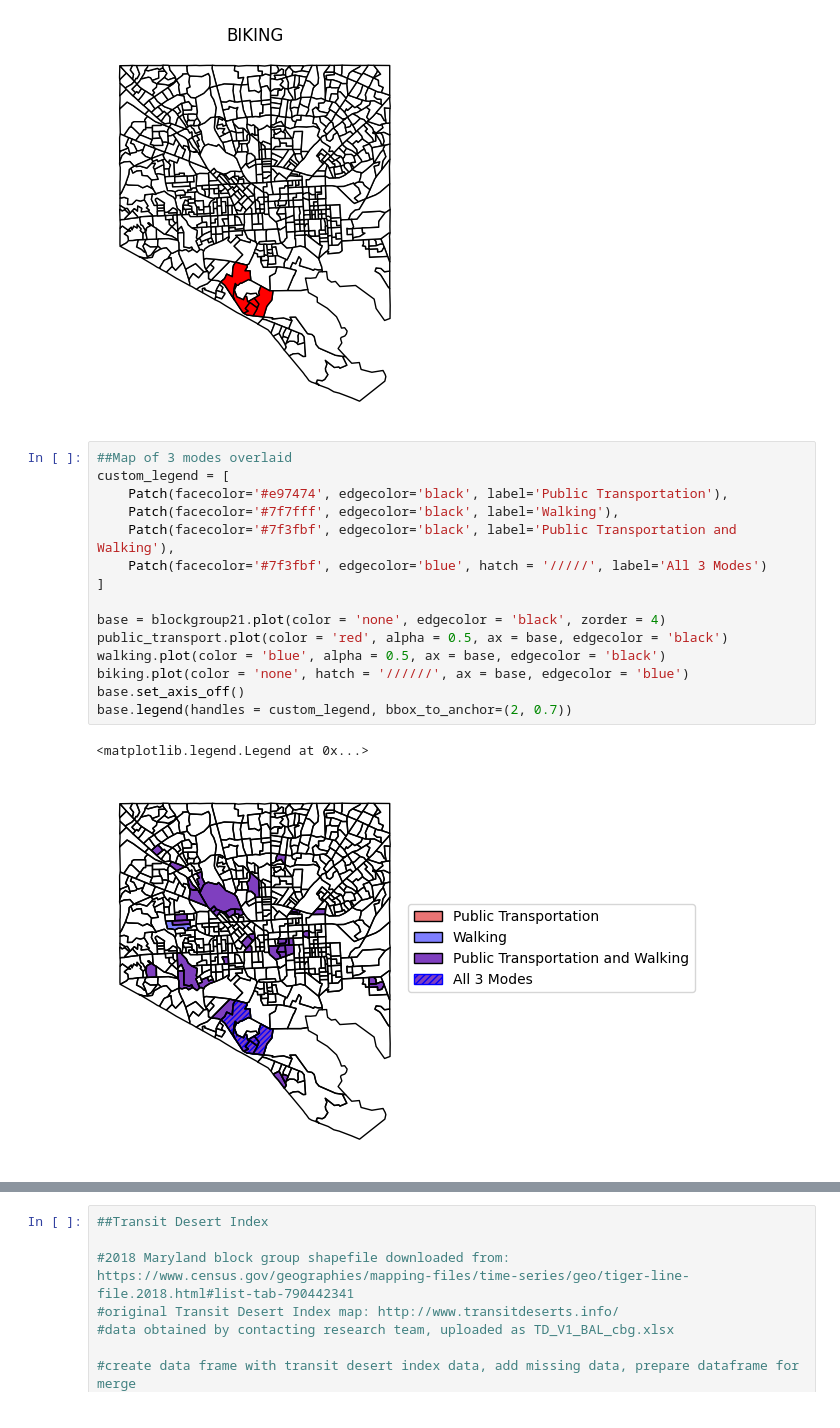
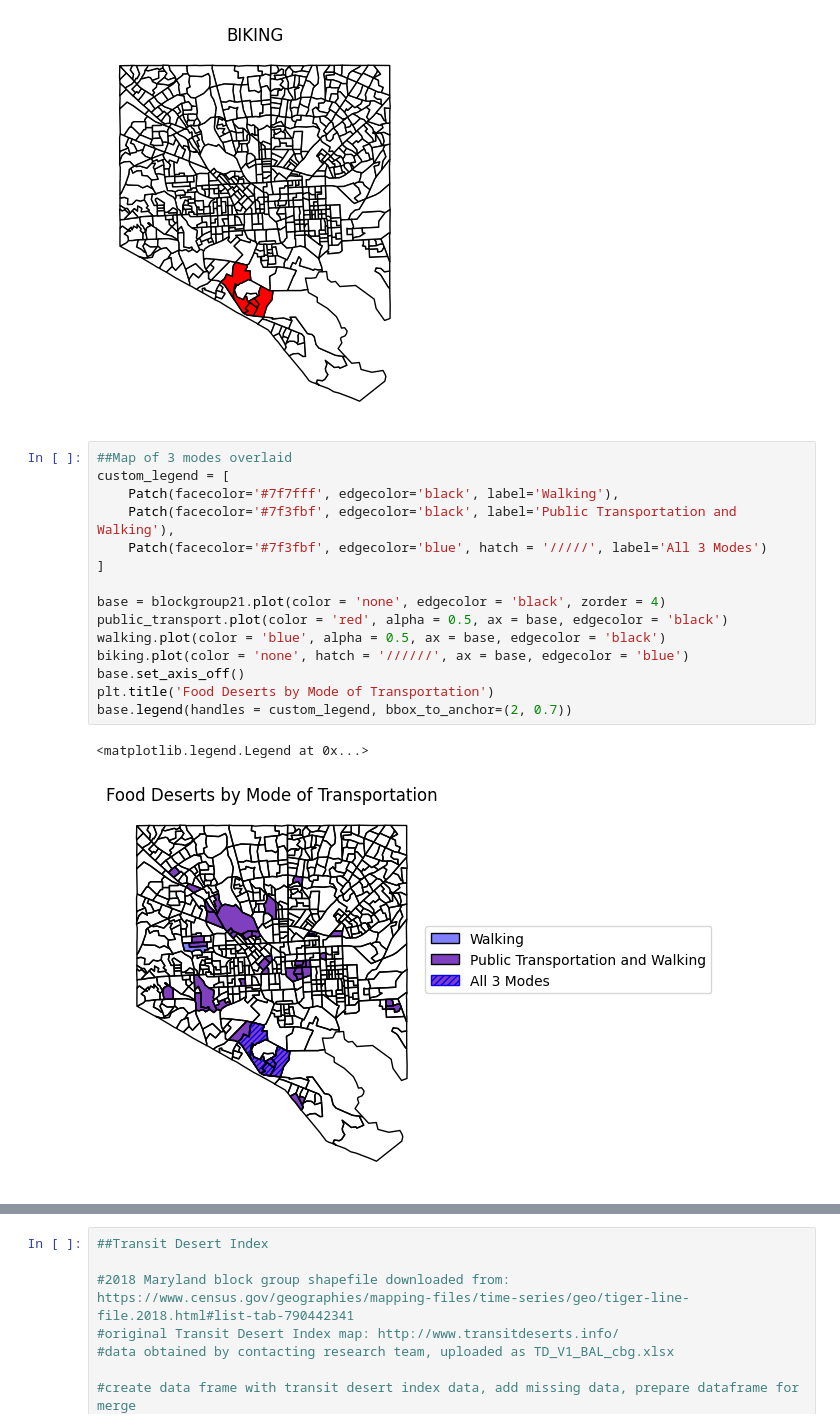
Before and after one commit to EllieBard/RedLine, a Jupyter notebook: Final.ipynb, the cells around one changed output, grey strips where cells are left out. Saved outputs shown, nothing was run; the diff lists cells and outputs as text.

```diff
--- a/Final.ipynb
+++ b/Final.ipynb
@@ -252,18 +253,18 @@ biking_map, biking = food_desert_map(ttm_bike, 'BIKING', blockgroup_centroids, b
 # %%
 ##Map of 3 modes overlaid
 custom_legend = [
-    Patch(facecolor='#e97474', edgecolor='black', label='Public Transportation'),
     Patch(facecolor='#7f7fff', edgecolor='black', label='Walking'),
     Patch(facecolor='#7f3fbf', edgecolor='black', label='Public Transportation and Walking'),
     Patch(facecolor='#7f3fbf', edgecolor='blue', hatch = '/////', label='All 3 Modes')
 ]
 
 base = blockgroup21.plot(color = 'none', edgecolor = 'black', zorder = 4)
 public_transport.plot(color = 'red', alpha = 0.5, ax = base, edgecolor = 'black')
 walking.plot(color = 'blue', alpha = 0.5, ax = base, edgecolor = 'black')
 biking.plot(color = 'none', hatch = '//////', ax = base, edgecolor = 'blue')
 base.set_axis_off()
+plt.title('Food Deserts by Mode of Transportation')
 base.legend(handles = custom_legend, bbox_to_anchor=(2, 0.7))
 # %% [output]
 <matplotlib.legend.Legend at 0x...>
-[figure, old version]
+[figure, new version]
```
Also changed, not shown: parts of 7 cells of this notebook.
